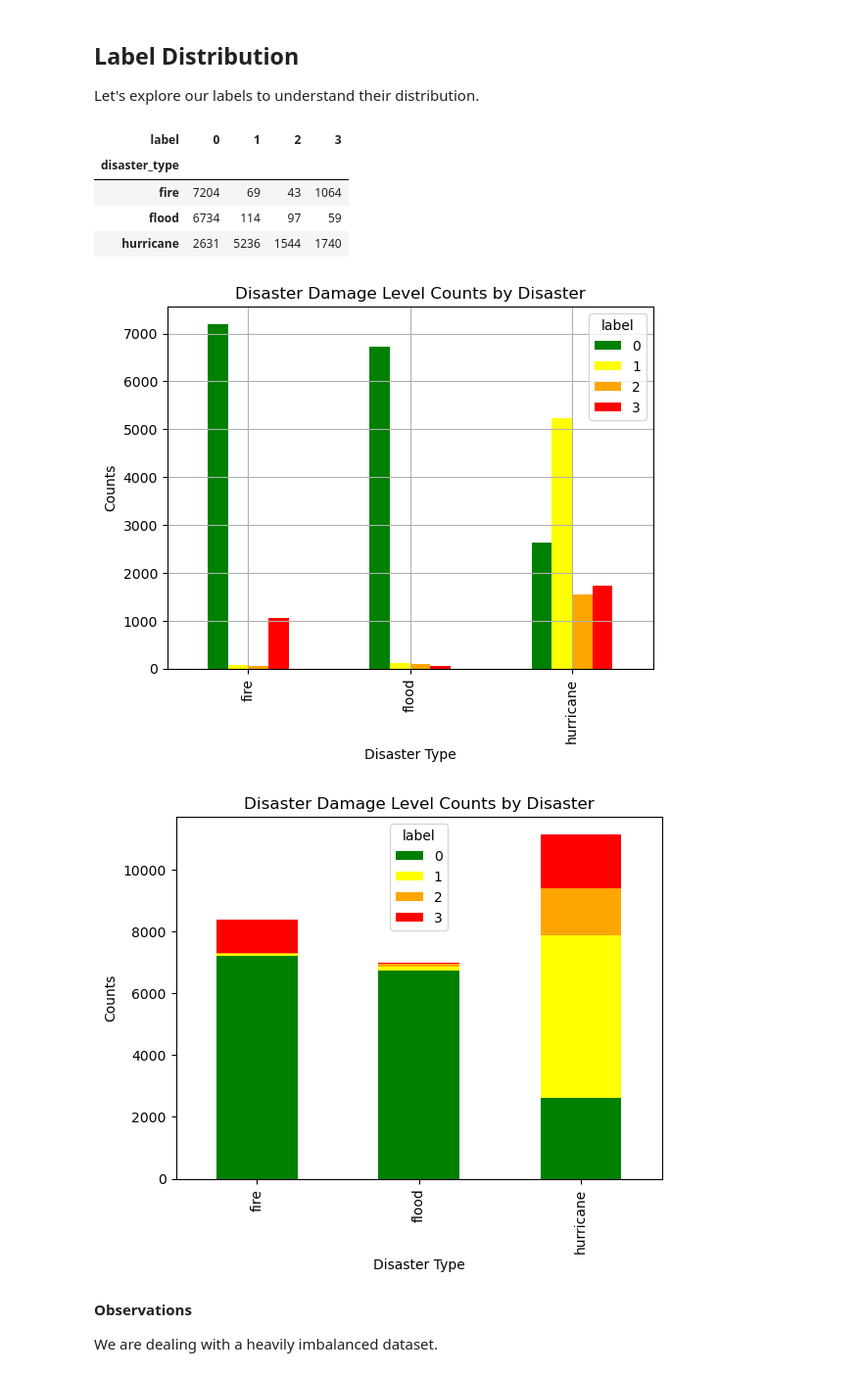
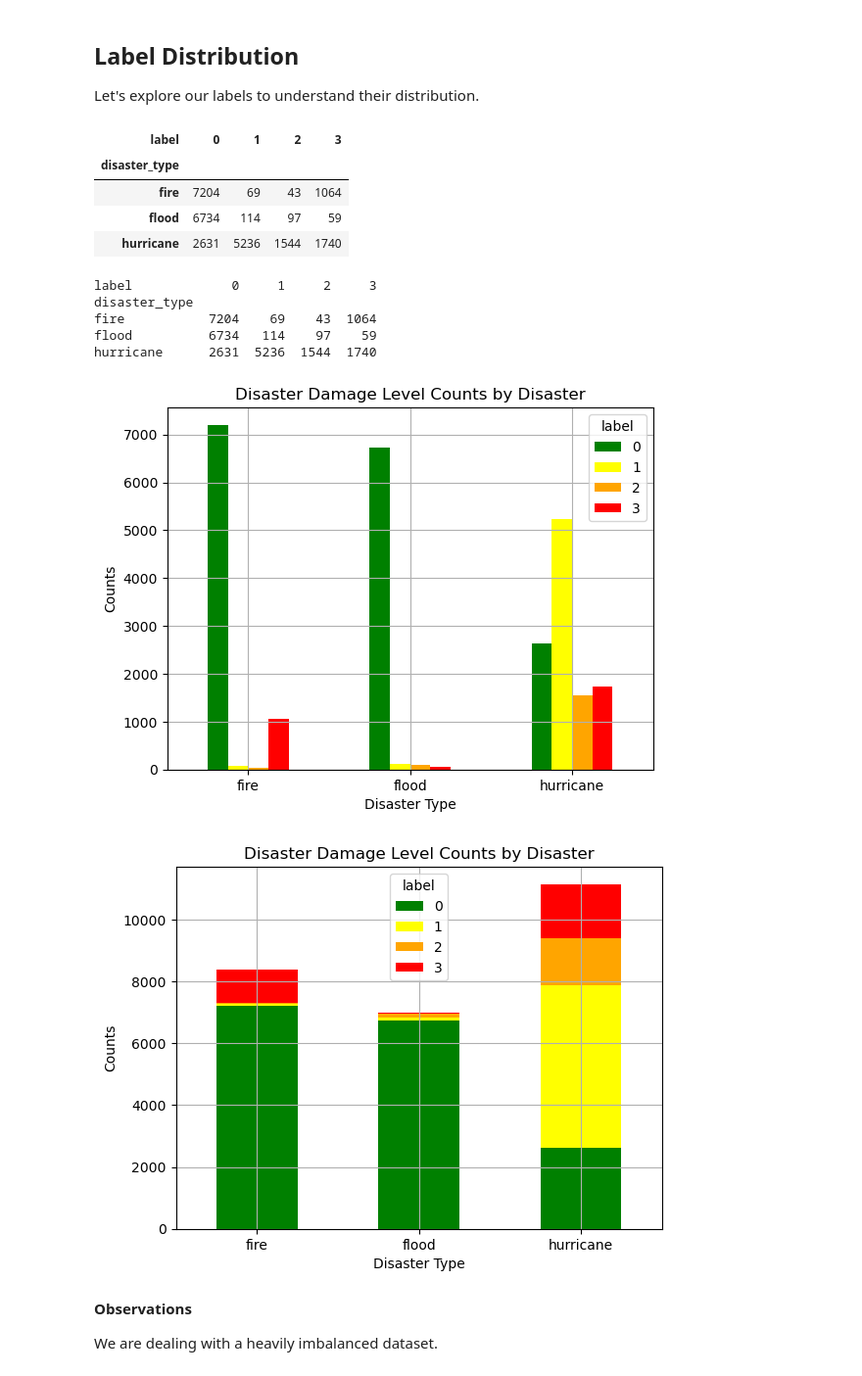
Before and after one commit to fractalclockwork/Data200, a Jupyter notebook: cv-satellite-images/Checkpoint_1_EDA.ipynb, the cells around one changed output. Shown at 98% size. Saved outputs shown, nothing was run; the diff lists cells and outputs as text; code cells hidden in the pictures.

```diff
--- a/cv-satellite-images/Checkpoint_1_EDA.ipynb
+++ b/cv-satellite-images/Checkpoint_1_EDA.ipynb
@@ -18,21 +18,22 @@ import json
 import pandas as pd
 import seaborn as sns
 # %%
-# colab require use to define a path for local libraries and files
-# this defeats the reasoning behind using a JSON config file,
-# so we'll drop it that because it offers no beneficial abstraction
+# For Colab we define a path for local libraries and files
+# this sort defeats the reasoning behind using a JSON config file,
+# think about a better way to do this, oh well
 COLAB = False
 
+# mount Colab drive and set library path
 if COLAB:
   import sys
   from google.colab import drive
-  drive.mount('/content/drive')   # mount colab drive
+  drive.mount('/content/drive')
   path = '/content/drive/My Drive/Colab Notebooks/grad_project'
-  data_dir = f'{path}/data/sp24_grad_project_data/satellite-image-data'
+  #data_dir = f'{path}/data/sp24_grad_project_data/satellite-image-data'
   sys.path.insert(0, path) # for colab to see local libraries
 else:
   path = '.'
-  data_dir = f'{path}/../data/sp24_grad_project_data/satellite-image-data'
+  #data_dir = f'{path}/../data/sp24_grad_project_data/satellite-image-data'
 # %% [markdown]
 ## Loading the data
 To get started let's first load in the data! We will make use of the helper functions provided in `data_utils.py`
@@ -47,11 +49,20 @@ We will load each disaster train dataset into a dictionary. Recall that each dis
 # %%
 data = {}
 split = "train"
+
+# this is not a useful abstraction atm
+with open(f'{path}/config.json') as config_file:
+    config = json.load(config_file)
+    if COLAB:
+      data_dir = config['colab_data_dir']
+    else:
+      data_dir = config['data_dir']
 
 for disaster in disaster_list:
     print(f"Loading {split} images and labels for {disaster} dataset...")
     images = get_images(data_dir, disaster, split=split)
     labels = get_labels(data_dir, disaster, split=split)
     data[disaster] = {"images": images, "labels": labels}
+    print(f"\tLoaded {len(labels)} records.")
 # %% [output]
 Loading train images and labels for hurricane-matthew dataset...
@@ -142,35 +201,46 @@ label_counts = dd.groupby('disaster_type')['label'].value_counts()
 
 palette = ['red', 'blue', 'green', 'orange']
 color_dict = {3: 'red', 0: 'green', 1: 'yellow', 2: 'orange'}
 
 # Pivot the data for plotting
 pivot_df = label_counts.unstack(fill_value=0)
 display(pivot_df)
+print(pivot_df)
 
 # side-by-side
 pivot_df.plot(kind='bar',  color=color_dict)
 plt.xlabel('Disaster Type')
 plt.ylabel('Counts')
 plt.title('Disaster Damage Level Counts by Disaster')
 #plt.legend(title='Damage Level Label',loc=(1.1,.5))
 plt.grid()
+plt.xticks(rotation=0)
+plt.savefig('images/eda_label_totals_sidebyside.png', dpi=96)
 plt.show()
 
 # slacked
 pivot_df.plot(kind='bar', stacked=True, color=color_dict)
 plt.xlabel('Disaster Type')
 plt.ylabel('Counts')
 plt.title('Disaster Damage Level Counts by Disaster')
 #plt.legend(title='Damage Level Label')
+plt.grid()
+plt.xticks(rotation=0)
+plt.savefig('images/eda_label_totals.png', dpi=96)
 plt.show()
 # %% [output]
 | label | 0 | 1 | 2 | 3 |
 | disaster_type |  |  |  |  |
 | fire | 7204 | 69 | 43 | 1064 |
 | flood | 6734 | 114 | 97 | 59 |
 | hurricane | 2631 | 5236 | 1544 | 1740 |
+label             0     1     2     3
+disaster_type
+fire           7204    69    43  1064
+flood          6734   114    97    59
+hurricane      2631  5236  1544  1740
-[figure, old version]
+[figure, new version]
-[figure, old version]
+[figure, new version]
 # %% [markdown]
 **Observations**
 
```
Also changed, not shown: parts of 18 cells of this notebook, 2 other files.
